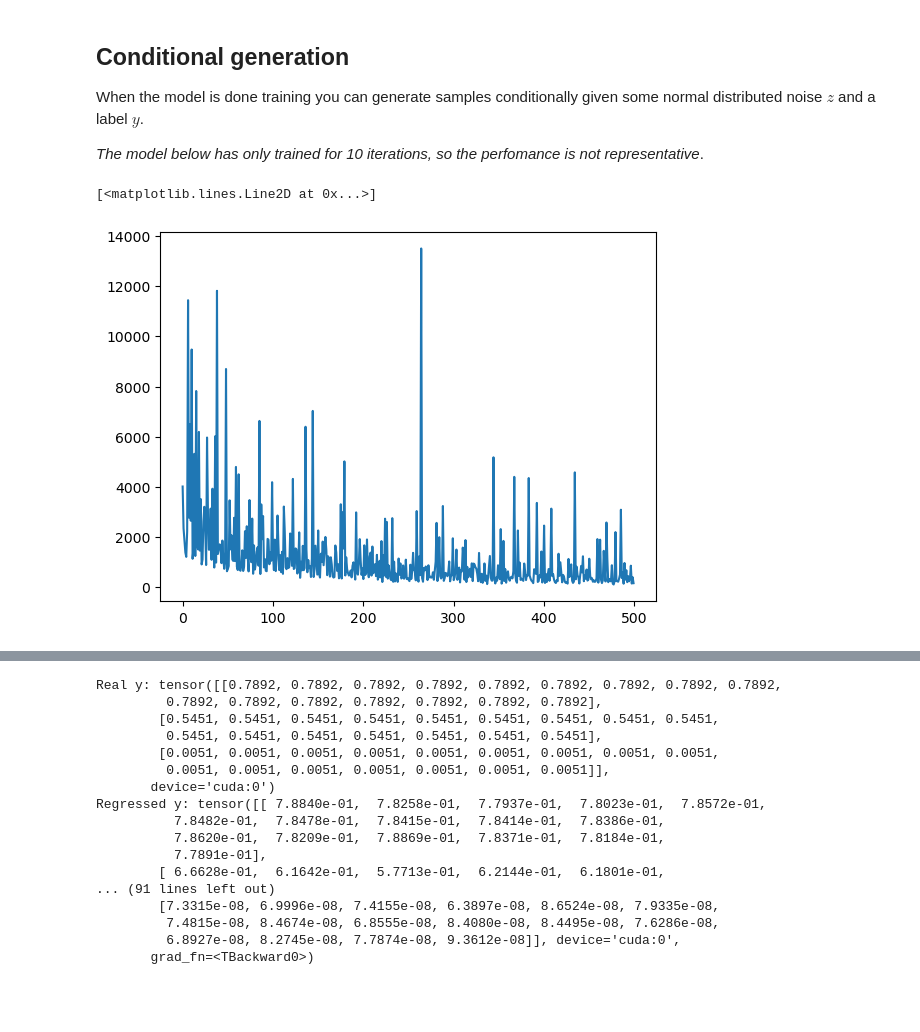
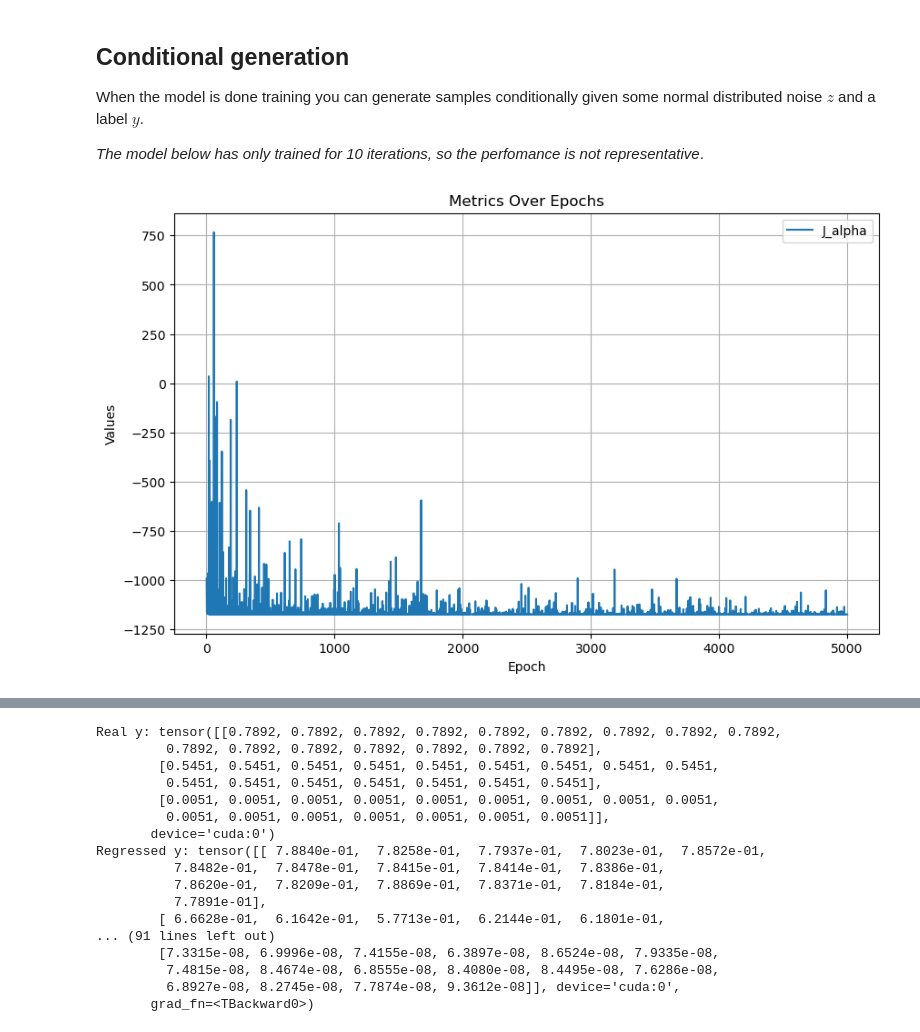
Before and after one commit to MathsGo/semi-supervised-pytorch20241028, a Jupyter notebook: examples/notebooks/Deep Generative Model.ipynb, the cells around one changed output, grey strips where cells are left out. Saved outputs shown, nothing was run; the diff lists cells and outputs as text; code cells hidden in the pictures; blank space fills up the shorter version.

```diff
--- a/examples/notebooks/Deep Generative Model.ipynb
+++ b/examples/notebooks/Deep Generative Model.ipynb
@@ -27,7 +27,7 @@ The point of the generative model is to seperate the partially observed label in
 # %%
 from models import DeepGenerativeModel, StackedDeepGenerativeModel
 
-y_dim = 3
+y_dim = 1
 z_dim = 32
 h_dim = [256, 128]
 
@@ -180,8 +250,10 @@ Remember that the labels have to be in a *one-hot encoded* format in order to wo
 from torch.autograd import Variable
 
 J_collect = []
+L_collect = []
+MSE_collect = []
 
-for epoch in range(1, 10001):
+for epoch in range(1, EPOCH):
     model.train()
     total_loss, accuracy = (0, 0)
     for x, y in labelled:
@@ -201,6 +273,9 @@ for epoch in range(1, 10001):
 
         # Add auxiliary classification loss q(y|x)
         pred_y, y_mu, y_logvar = model.regress(x)
+        # print(pred_y.shape)
+        pred_y = pred_y.squeeze(1)
+        # print(pred_y.shape)
         # print(pred_y.sum())
 
         # Regular cross entropy
@@ -247,6 +322,9 @@ for epoch in range(1, 10001):
             # classication_loss = -torch.sum(y * torch.log(logits + 1e-8), dim=1).mean()
             # regression_loss = -torch.sum(0.5 + 0.5 * torch.log(2 * np.pi * torch.exp(pred_y_log_var))).mean()
             # regression_loss = torch.mean(-0.5+0.5*(torch.div((pred_y-y).pow(2), pred_y_log_var.exp()) + pred_y_log_var))
+            # print(pred_y.shape)
+            pred_y = pred_y.squeeze(1)
+            # print(pred_y.shape)
             regression_loss = F.mse_loss(pred_y, y, reduction='sum').mean()
             J_alpha = L + alpha * regression_loss
 
@@ -259,7 +337,12 @@ for epoch in range(1, 10001):
 
         m = len(validation)
         print("[Validation]\t J_a: {:.2f}".format(total_loss / m))
+        print("[Validation]\t L: {:.2f}".format(L / m)) # !didn't sum over L, need to be changed
+        print("[Validation]\t alpha * MSE: {:.2f}".format(alpha * regression_loss / m)) # !didn't sum over regression_loss, need to be changed
+
         J_collect.append(total_loss / m)
+        L_collect.append(L / m)
+        MSE_collect.append(regression_loss / m)
         # print("[Validation]\t L: {:.2f}".format(total_loss / m))
 # %% [output]
 Epoch: 1
@@ -286,8 +368,30 @@ KeyboardInterrupt:
 When the model is done training you can generate samples conditionally given some normal distributed noise $z$ and a label $y$.
 
 *The model below has only trained for 10 iterations, so the perfomance is not representative*.
-# %%
-plt.plot(J_collect)
-# %% [output]
-[<matplotlib.lines.Line2D at 0x...>]
-[figure, removed]
+# %%
+# Plot
+plt.figure(figsize=(10, 6))
+
+epochs = range(1, EPOCH)  # Ensure EPOCH includes the last epoch
+
+# Detach tensors and convert to NumPy
+L_collect_np = [l.detach().numpy() for l in L_collect]
+MSE_collect_np = [m.detach().numpy() for m in MSE_collect]
+
+# Plot the metrics
+plt.plot(epochs, J_collect, label='J_alpha')
+# plt.plot(epochs, L_collect_np, label='L_collect', marker='s')
+# plt.plot(epochs, MSE_collect_np, label='MSE_collect', marker='^')
+
+# Add labels, legend, and grid
+plt.xlabel('Epoch')
+plt.ylabel('Values')
+plt.title('Metrics Over Epochs')
+plt.legend()
+plt.grid(True)
+# plt.ylim(-1170, -1000)
+
+# Show the plot
+plt.show()
+# %% [output]
+[figure, added]
```
Also changed, not shown: parts of 15 cells of this notebook, 20 other files.
